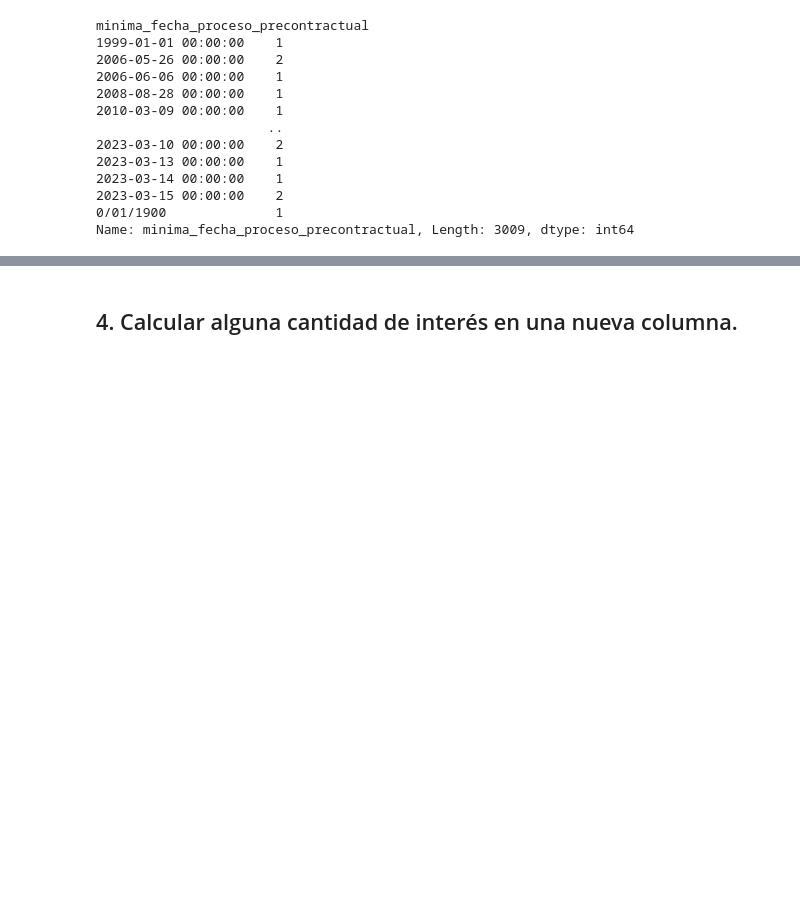
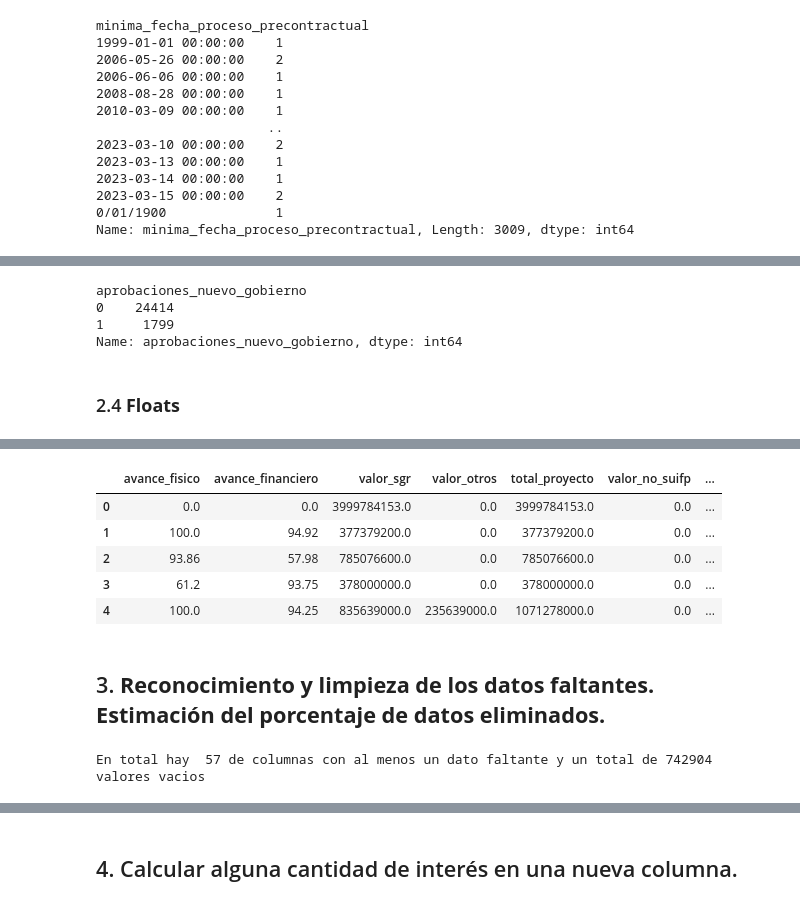
Before and after one commit to caavila96/gesproy23, a Jupyter notebook: Analisis_Gesproy.ipynb, the cells around one changed output, grey strips where cells are left out. Saved outputs shown, nothing was run; the diff lists cells and outputs as text; code cells hidden in the pictures; blank space fills up the shorter version.

```diff
--- a/Analisis_Gesproy.ipynb
+++ b/Analisis_Gesproy.ipynb
@@ -211,4 +214,7 @@ Name: minima_fecha_proceso_precontractual, Length: 3009, dtype: int64
 # la fecha mínima para inicial el proceso precontractual son los 6 primeros meses después de la aprobación se identifica la observacion que tiene el problema y se reemplaza el dato con los 6 meses después
 # de el inicio de la aprobación
 
-gesp_2[gesp_2.minima_fecha_proceso_precontractual == "0/01/1900"]["minima_fecha_proceso_precontractual"] = gesp_2[gesp_2.minima_fecha_proceso_precontractual == "0/01/1900"].fecha_aprobacion +  pd.DateOffset(months = 6)
+gesp_2['minima_fecha_proceso_precontractual'] = gesp_2['minima_fecha_proceso_precontractual'].replace(['0/01/1900'], gesp_2[gesp_2.minima_fecha_proceso_precontractual == "0/01/1900"].fecha_aprobacion +  pd.DateOffset(months = 6))
+
+# Esto permite realizar el camibio a fechas de todas las variables
+gesp_2["minima_fecha_proceso_precontractual"] = gesp_2["minima_fecha_proceso_precontractual"].astype("datetime64")
@@ -220,0 +221,3 @@ See the caveats in the documentation: https://pandas.pydata.org/pandas-docs/stab
+# %%
+# Por ultimo se actualiza la varaible alcance para tranformarlo a string
+gesp_2["alcance"] = gesp_2["alcance"].astype("string")
@@ -220,0 +252,17 @@ See the caveats in the documentation: https://pandas.pydata.org/pandas-docs/stab
+# %%
+ #Teniendo en cuenta el diccionario existe una serie de variables que tienen valores numericos que representan valores de sí y no, por ejemplo "aprobaciones_nuevo_gobierno" es 1 (SI) o 2 (NO) por ende se pasaran a variables string
+gesp_2.groupby(["aprobaciones_nuevo_gobierno"])["aprobaciones_nuevo_gobierno"].count()
+# %% [output]
+aprobaciones_nuevo_gobierno
+0    24414
+1     1799
+Name: aprobaciones_nuevo_gobierno, dtype: int64
+# %%
+gesp_2 = gesp_2.astype({"aprobaciones_nuevo_gobierno":"string", "superaron_criticidad": "string", "con_aporte_ciudadano": "string" , "tiene_ajustes": "string"})
+# %% [markdown]
+### 2.4 **Floats**
+# %%
+gesp_2.select_dtypes(include='float').head(5)
+
+#No se realizan cambios a las varaibles Float.
+# %% [output]
@@ -220,0 +270,12 @@ See the caveats in the documentation: https://pandas.pydata.org/pandas-docs/stab
+|  | avance_fisico | avance_financiero | valor_sgr | valor_otros | total_proyecto | valor_no_suifp | ... |
+| 0 | 0.0 | 0.0 | 3999784153.0 | 0.0 | 3999784153.0 | 0.0 | ... |
+| 1 | 100.0 | 94.92 | 377379200.0 | 0.0 | 377379200.0 | 0.0 | ... |
+| 2 | 93.86 | 57.98 | 785076600.0 | 0.0 | 785076600.0 | 0.0 | ... |
+| 3 | 61.2 | 93.75 | 378000000.0 | 0.0 | 378000000.0 | 0.0 | ... |
+| 4 | 100.0 | 94.25 | 835639000.0 | 235639000.0 | 1071278000.0 | 0.0 | ... |
+# %% [markdown]
+## 3. **Reconocimiento y limpieza de los datos faltantes. Estimación del porcentaje de datos eliminados.**
+# %%
+print(f"En total hay  {len(gesp_2.columns[gesp_2.isnull().any()].tolist())} de columnas con al menos un dato faltante y un total de {gesp_2.isnull().sum().sum() } valores vacios")
+# %% [output]
+En total hay  57 de columnas con al menos un dato faltante y un total de 742904 valores vacios
```
Also changed, not shown: parts of 27 cells of this notebook.
